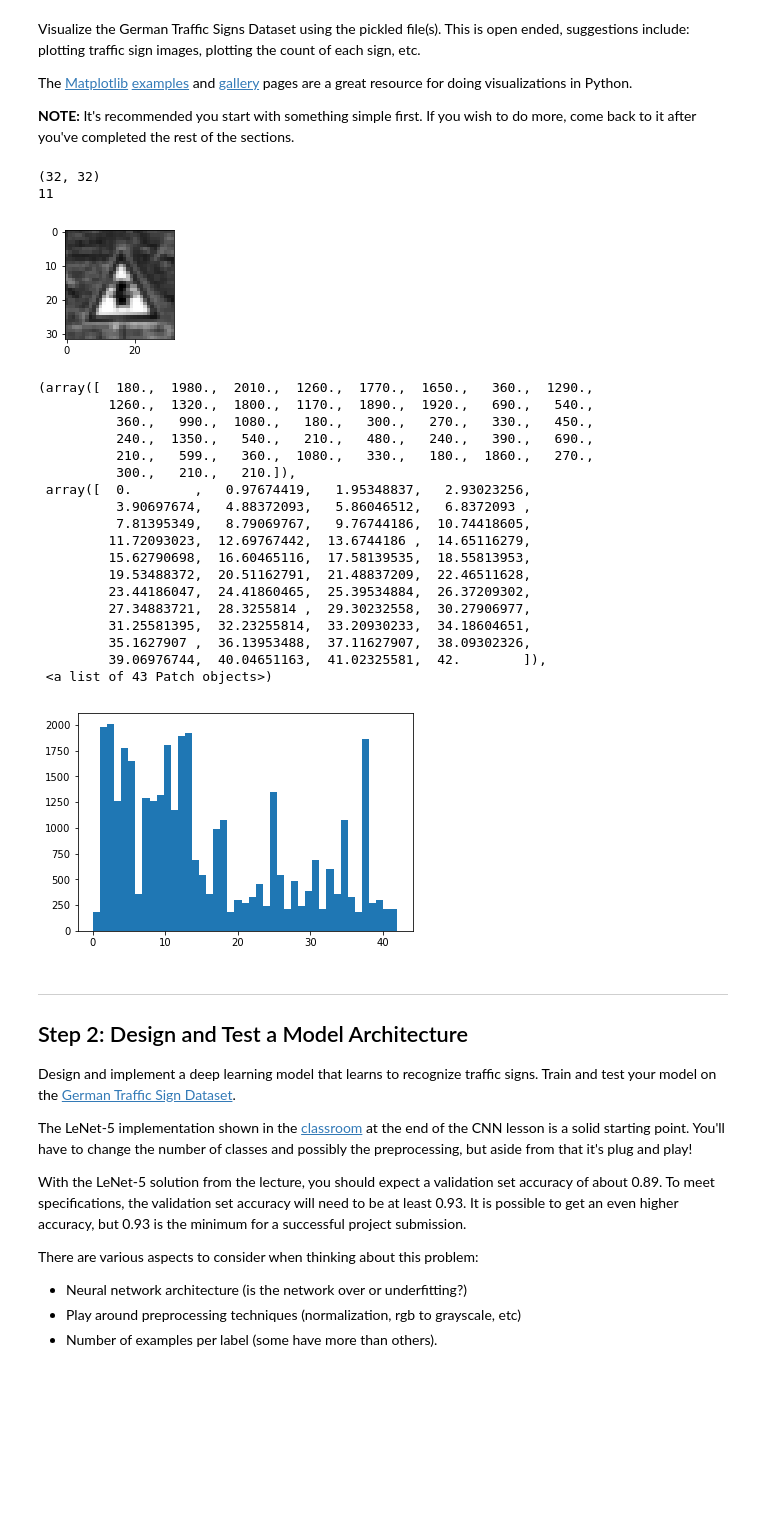
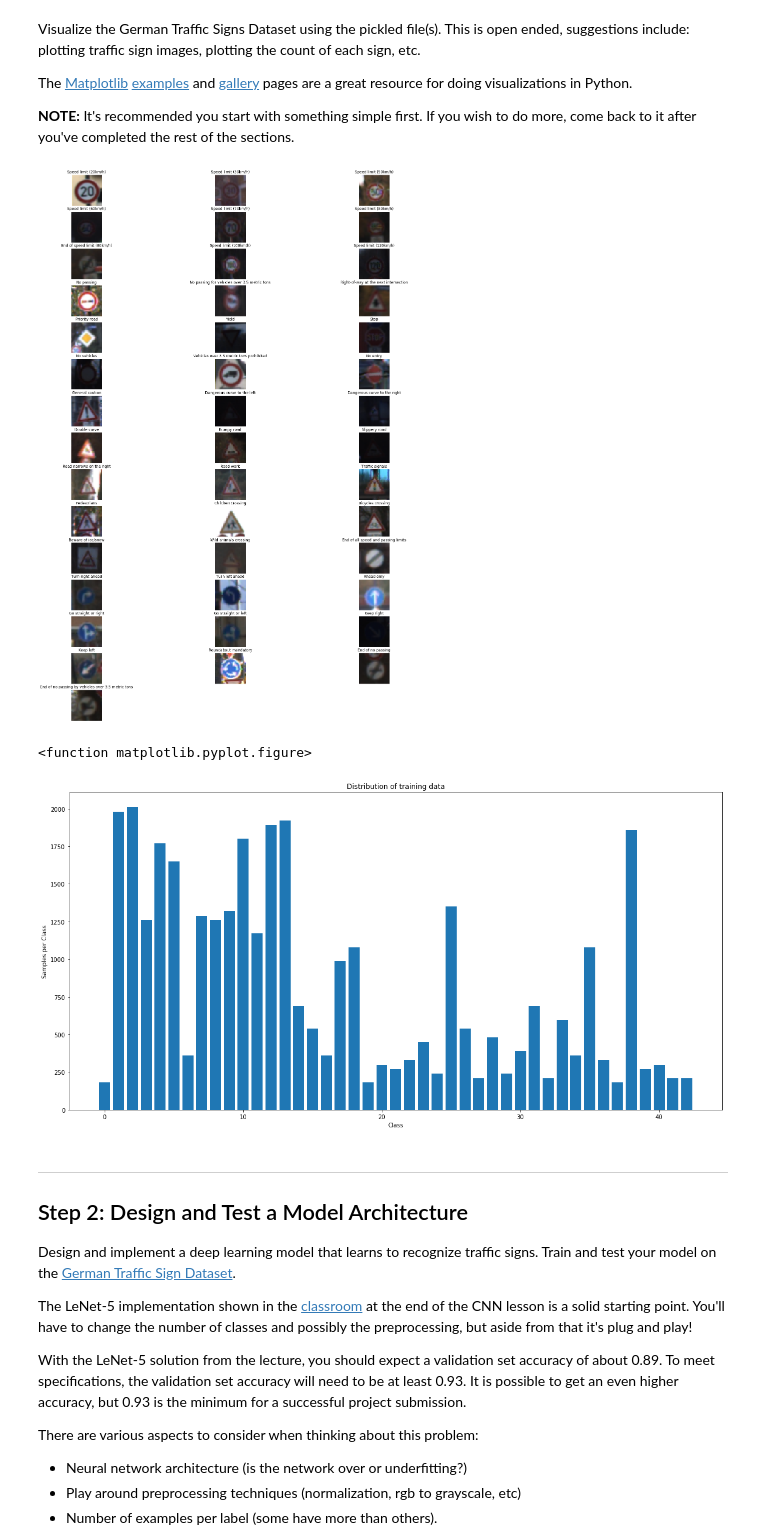
Before and after one commit to zhengfu23/Traffic-Sign-Classifier, a Jupyter notebook: Traffic_Sign_Classifier.ipynb, the cells around one changed output. Drawn from its saved outputs; the diff is of its cells as text; code cells hidden in the pictures; blank space fills up the shorter version.

Commit message:
Implemented data visualization
Display all signs, as well as a histogram of distribution of all classes

```diff
--- a/Traffic_Sign_Classifier.ipynb
+++ b/Traffic_Sign_Classifier.ipynb
@@ -22,9 +22,11 @@ The [rubric](https://review.udacity.com/#!/rubrics/481/view) contains "Stand Out
 # %%
 # Load pickled data
 import pickle
+from pandas.io.parsers import read_csv
 
 # TODO: Fill this in based on where you saved the training and testing data
 
+sign_names = read_csv("signnames.csv").values[:, 1]
 training_file = 'traffic-signs-data/train.p'
 validation_file='traffic-signs-data/valid.p'
 testing_file = 'traffic-signs-data/test.p'
@@ -90,44 +92,36 @@ The [Matplotlib](http://matplotlib.org/) [examples](http://matplotlib.org/exampl
 # %%
 ### Data exploration visualization code goes here.
 ### Feel free to use as many code cells as needed.
 import matplotlib.pyplot as plt
 import random
 from skimage import color
 
 # Visualizations will be shown in the notebook.
+samples_per_class = []
+plt.figure(figsize=(24,33))
+for i in range(n_classes):
+    plt.subplot(15, 3, i+1)
+    sign_i = X_train[y_train == i]
+    plt.imshow(sign_i[0, :, :, :])
+    plt.title(sign_names[i])
+    plt.axis('off')
+    samples_per_class.append(len(sign_i))
+plt.show()
+
 %matplotlib inline
-index = random.randint(0, len(X_train))
-img = color.rgb2gray(X_train[index])
-print(img.shape)
-plt.figure(figsize=(2,2))
-plt.imshow(img,cmap='gray')
-print(y_train[index])
+plt.figure
 # %% [output]
+[figure, new version]
-(32, 32)
-11
+<function matplotlib.pyplot.figure>
-[figure, old version]
-# %%
-plt.hist(y_train, bins = n_classes)
-# %% [output]
-(array([  180.,  1980.,  2010.,  1260.,  1770.,  1650.,   360.,  1290.,
-         1260.,  1320.,  1800.,  1170.,  1890.,  1920.,   690.,   540.,
-          360.,   990.,  1080.,   180.,   300.,   270.,   330.,   450.,
-          240.,  1350.,   540.,   210.,   480.,   240.,   390.,   690.,
-          210.,   599.,   360.,  1080.,   330.,   180.,  1860.,   270.,
-          300.,   210.,   210.]),
- array([  0.        ,   0.97674419,   1.95348837,   2.93023256,
-          3.90697674,   4.88372093,   5.86046512,   6.8372093 ,
-          7.81395349,   8.79069767,   9.76744186,  10.74418605,
-         11.72093023,  12.69767442,  13.6744186 ,  14.65116279,
-         15.62790698,  16.60465116,  17.58139535,  18.55813953,
-         19.53488372,  20.51162791,  21.48837209,  22.46511628,
-         23.44186047,  24.41860465,  25.39534884,  26.37209302,
-         27.34883721,  28.3255814 ,  29.30232558,  30.27906977,
-         31.25581395,  32.23255814,  33.20930233,  34.18604651,
-         35.1627907 ,  36.13953488,  37.11627907,  38.09302326,
-         39.06976744,  40.04651163,  41.02325581,  42.        ]),
- <a list of 43 Patch objects>)
-[figure, removed]
+# %%
+plt.figure(figsize=(20, 10))
+plt.bar(range(n_classes), samples_per_class)
+plt.title("Distribution of training data")
+plt.xlabel("Class")
+plt.ylabel("Samples per Class")
+plt.show()
+# %% [output]
+[figure, added]
 # %% [markdown]
 ----
 
```
